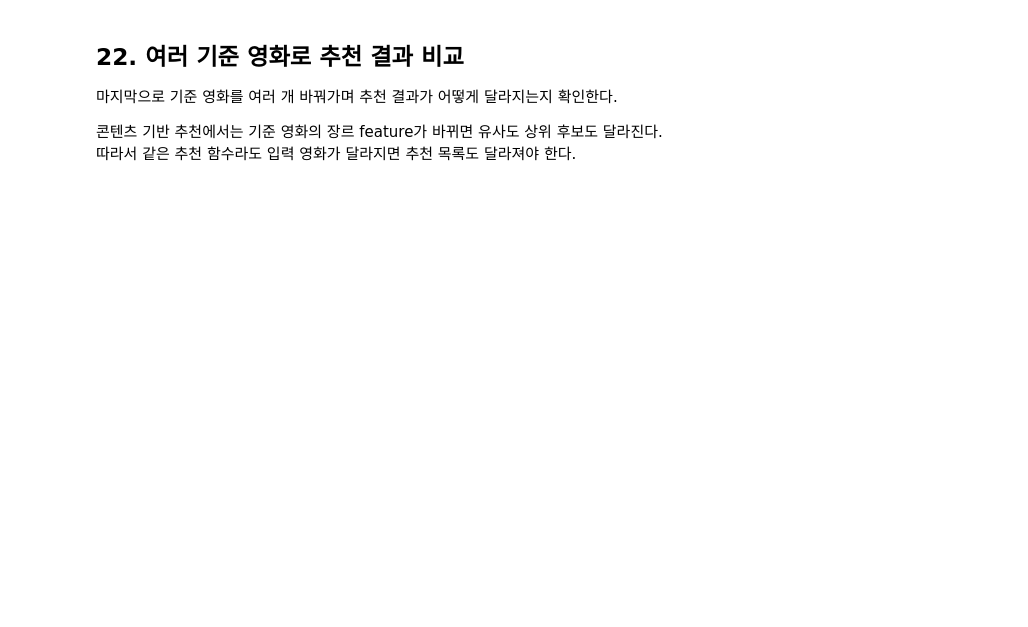
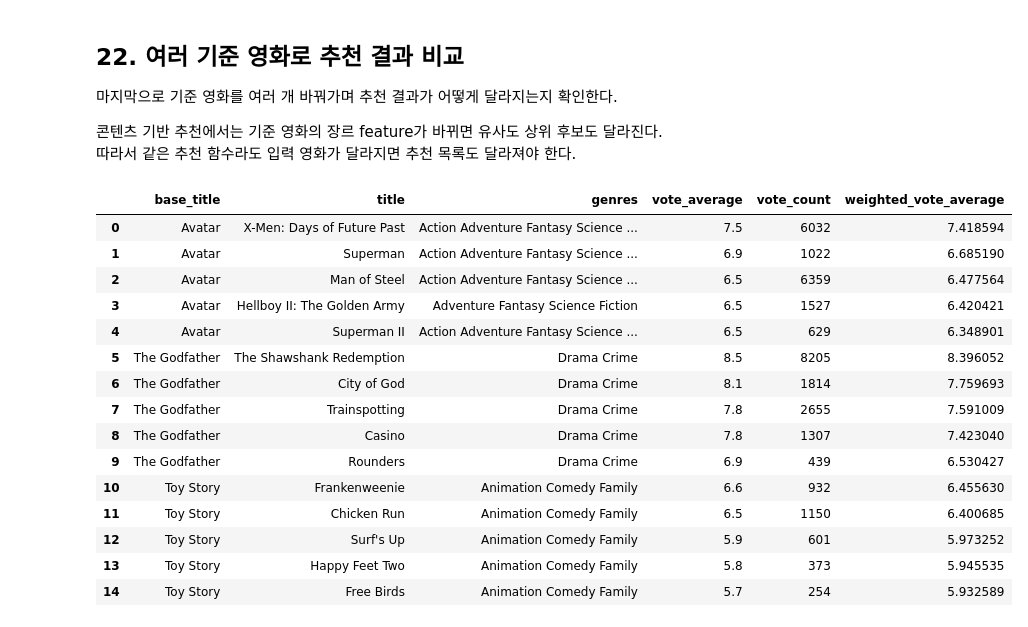
Before and after one commit to RabbitTasteDog-PRO/06_machine_learning, a Jupyter notebook: 10_recommendation_system/03_content_based_filtering.ipynb, the cells around one changed output. Cells and saved outputs as stored; diff of their text form; code cells hidden in the pictures; blank space fills up the shorter version.

```diff
--- a/10_recommendation_system/03_content_based_filtering.ipynb
+++ b/10_recommendation_system/03_content_based_filtering.ipynb
@@ -662,3 +662,39 @@ recommend_genre_similar_movies('Saw', 15)
 
 콘텐츠 기반 추천에서는 기준 영화의 장르 feature가 바뀌면 유사도 상위 후보도 달라진다.
 따라서 같은 추천 함수라도 입력 영화가 달라지면 추천 목록도 달라져야 한다.
+# %%
+sample_titles = ['Avatar', 'The Godfather', 'Toy Story']
+
+recommendation_results = []
+
+for base_title in sample_titles:
+    # recommend_genre_similar_movies(): 기준 영화와 장르가 비슷하고 가중평점이 높은 영화를 반환
+    result_df = recommend_genre_similar_movies(base_title, topn=5).copy()
+
+    # 어떤 기준 영화에서 나온 추천인지 구분하기 위해 컬럼을 추가
+    result_df.insert(0, 'base_title', base_title)
+
+    recommendation_results.append(
+        result_df[['base_title', 'title', 'genres', 'vote_average', 'vote_count', 'weighted_vote_average']]
+    )
+
+multi_recommendation_df = pd.concat(recommendation_results, ignore_index=True)
+multi_recommendation_df
+# display(multi_recommendation_df)
+# %% [output]
+|  | base_title | title | genres | vote_average | vote_count | weighted_vote_average |
+| 0 | Avatar | X-Men: Days of Future Past | Action Adventure Fantasy Science ... | 7.5 | 6032 | 7.418594 |
+| 1 | Avatar | Superman | Action Adventure Fantasy Science ... | 6.9 | 1022 | 6.685190 |
+| 2 | Avatar | Man of Steel | Action Adventure Fantasy Science ... | 6.5 | 6359 | 6.477564 |
+| 3 | Avatar | Hellboy II: The Golden Army | Adventure Fantasy Science Fiction | 6.5 | 1527 | 6.420421 |
+| 4 | Avatar | Superman II | Action Adventure Fantasy Science ... | 6.5 | 629 | 6.348901 |
+| 5 | The Godfather | The Shawshank Redemption | Drama Crime | 8.5 | 8205 | 8.396052 |
+| 6 | The Godfather | City of God | Drama Crime | 8.1 | 1814 | 7.759693 |
+| 7 | The Godfather | Trainspotting | Drama Crime | 7.8 | 2655 | 7.591009 |
+| 8 | The Godfather | Casino | Drama Crime | 7.8 | 1307 | 7.423040 |
+| 9 | The Godfather | Rounders | Drama Crime | 6.9 | 439 | 6.530427 |
+| 10 | Toy Story | Frankenweenie | Animation Comedy Family | 6.6 | 932 | 6.455630 |
+| 11 | Toy Story | Chicken Run | Animation Comedy Family | 6.5 | 1150 | 6.400685 |
+| 12 | Toy Story | Surf's Up | Animation Comedy Family | 5.9 | 601 | 5.973252 |
+| 13 | Toy Story | Happy Feet Two | Animation Comedy Family | 5.8 | 373 | 5.945535 |
+| 14 | Toy Story | Free Birds | Animation Comedy Family | 5.7 | 254 | 5.932589 |
```
